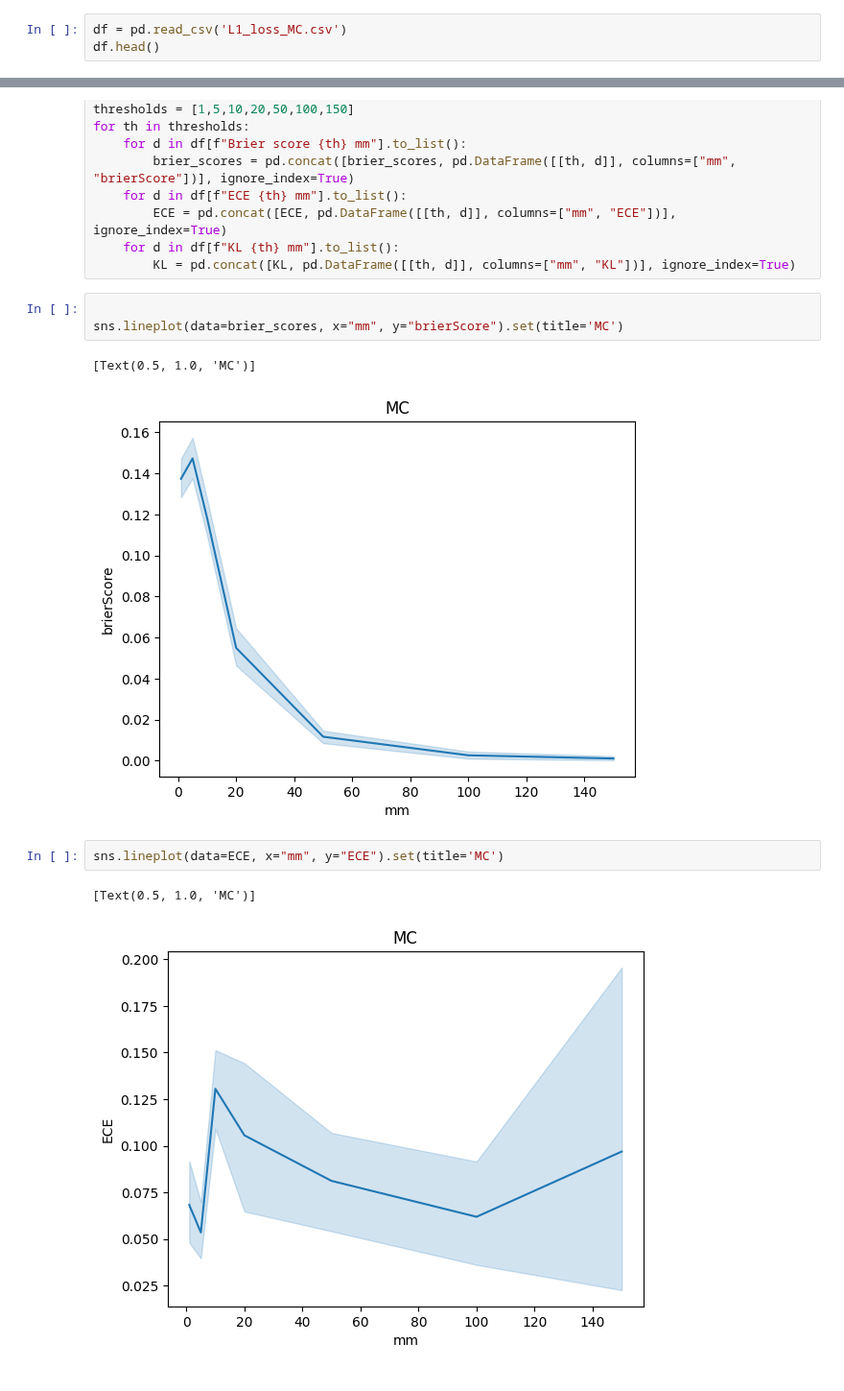
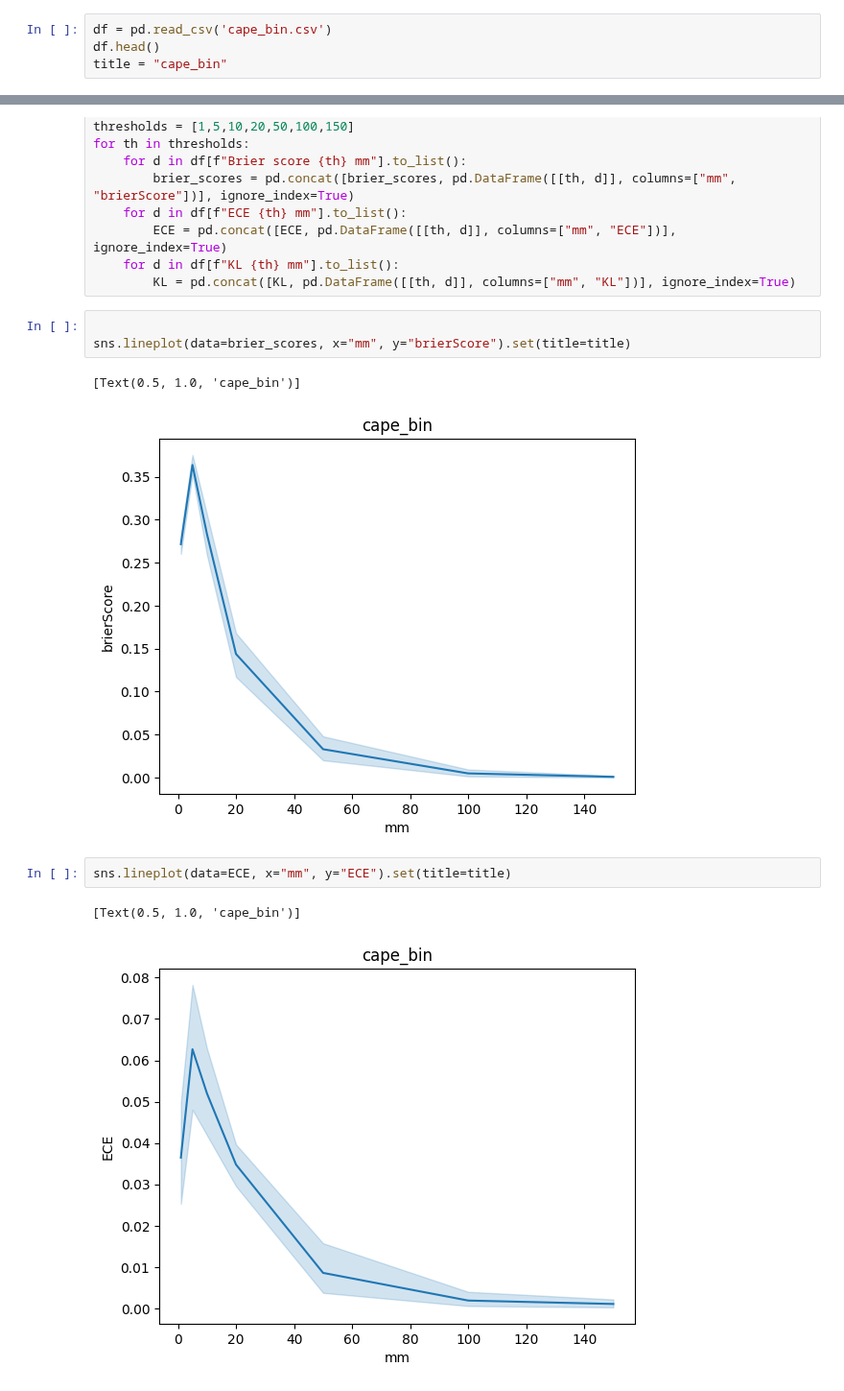
Before and after one commit to simone7monaco/rainfall-prediction, a Jupyter notebook: notebooks/plot.ipynb, the cells around one changed output, grey strips where cells are left out. Shown at 96% size. Saved outputs shown, nothing was run; the diff lists cells and outputs as text.

```diff
--- a/notebooks/plot.ipynb
+++ b/notebooks/plot.ipynb
@@ -3,5 +3,6 @@ import pandas as pd
 import numpy as np
 import seaborn as sns
 # %%
-df = pd.read_csv('L1_loss_MC.csv')
+df = pd.read_csv('cape_bin.csv')
 df.head()
+title = "cape_bin"
@@ -28,13 +21,13 @@ for th in thresholds:
         KL = pd.concat([KL, pd.DataFrame([[th, d]], columns=["mm", "KL"])], ignore_index=True)
 # %%
 
-sns.lineplot(data=brier_scores, x="mm", y="brierScore").set(title='MC')
+sns.lineplot(data=brier_scores, x="mm", y="brierScore").set(title=title)
 # %% [output]
-[Text(0.5, 1.0, 'MC')]
+[Text(0.5, 1.0, 'cape_bin')]
-[figure, old version]
+[figure, new version]
 # %%
-sns.lineplot(data=ECE, x="mm", y="ECE").set(title='MC')
+sns.lineplot(data=ECE, x="mm", y="ECE").set(title=title)
 # %% [output]
-[Text(0.5, 1.0, 'MC')]
+[Text(0.5, 1.0, 'cape_bin')]
-[figure, old version]
+[figure, new version]
 # %%
```
Also changed, not shown: parts of 3 cells of this notebook, 2 other files.
